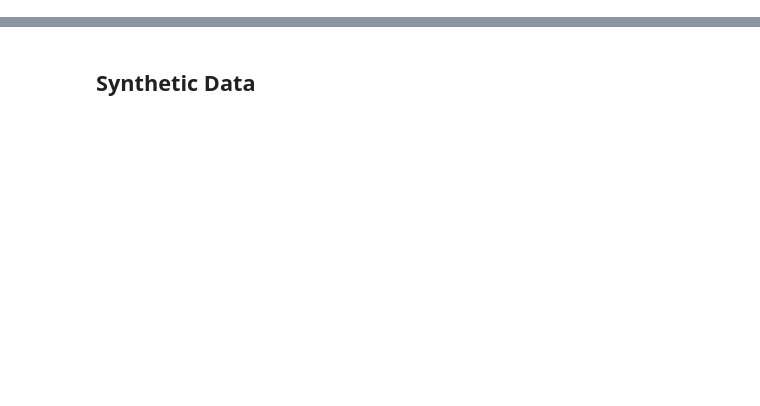
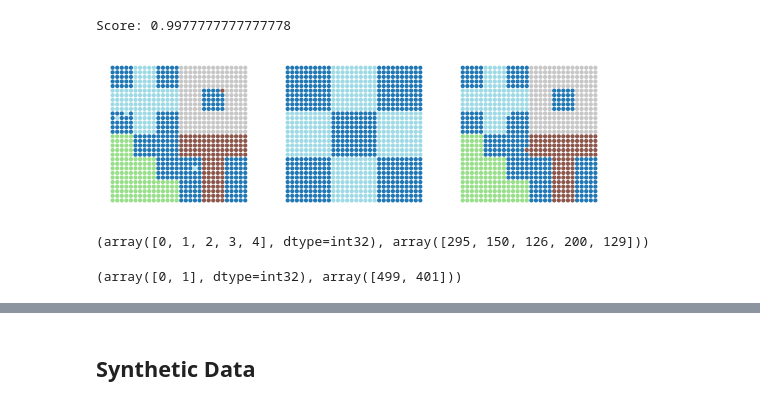
Before and after one commit to craigfouts/GibbsLDA, a Jupyter notebook: sandbox.ipynb, the cells around one changed output, grey strips where cells are left out. Drawn from its saved outputs; the diff is of its cells as text; code cells hidden in the pictures; blank space fills up the shorter version.

```diff
--- a/sandbox.ipynb
+++ b/sandbox.ipynb
@@ -7,0 +52,23 @@ clear_output()
+# %%
+N_STEPS = N_IMGS*200
+N_DOCS = 150
+VOCAB_SIZE = 15
+SIGMA = .01
+
+model = GibbsSLDA(5, N_DOCS, VOCAB_SIZE, sigma=SIGMA)
+labels = model.fit_transform(X, N_STEPS)
+Y_labels, score = util.evaluate(X_labels, labels)
+print('Score:', score)
+utilities.visualize_datasets(datasets, Y_labels.reshape(N_IMGS, N_SAMPLES), size=4, show_ax=False)
+# util.visualize_log(model.likelihood_log_, 'Likelihood')
+# %% [output]
+Score: 0.9977777777777778
+[figure, added]
+# %%
+np.unique(Y_labels.reshape(N_IMGS, N_SAMPLES)[0], return_counts=True)
+# %% [output]
+(array([0, 1, 2, 3, 4], dtype=int32), array([295, 150, 126, 200, 129]))
+# %%
+np.unique(Y_labels.reshape(N_IMGS, N_SAMPLES)[1], return_counts=True)
+# %% [output]
+(array([0, 1], dtype=int32), array([499, 401]))
```
Also changed, not shown: parts of 16 cells of this notebook, 3 other files.
